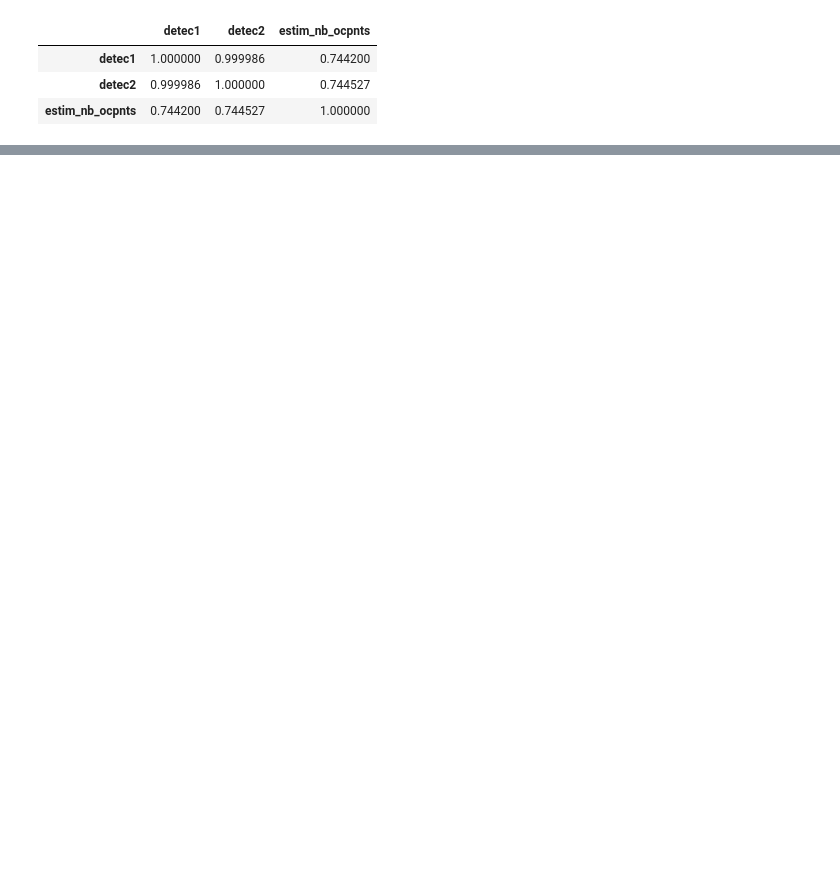
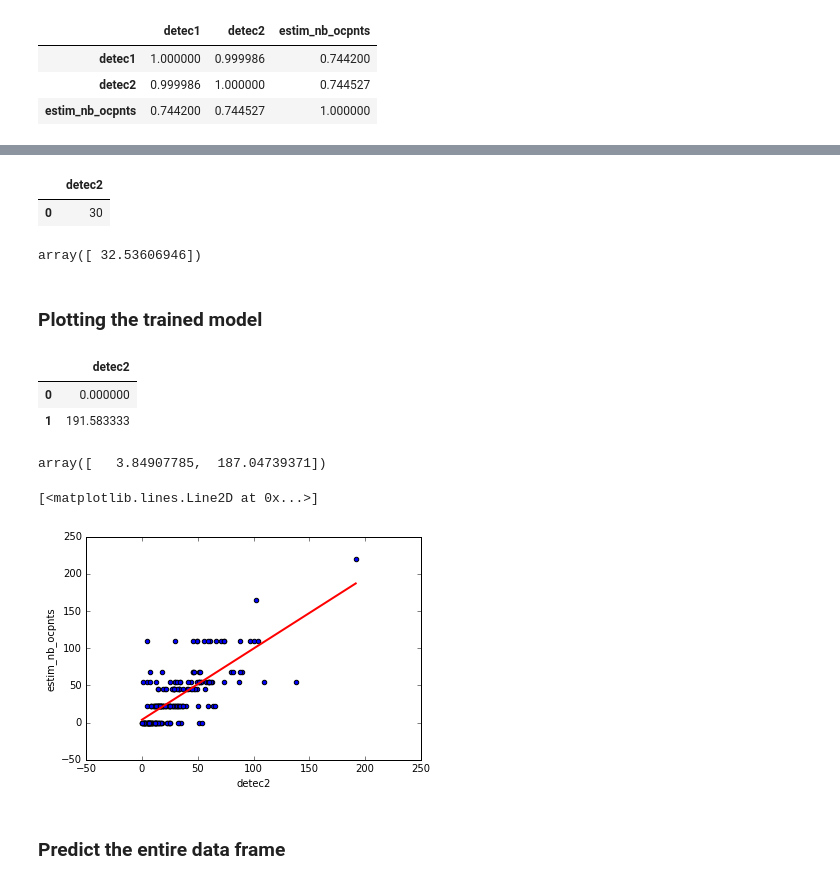
Before and after one commit to PaulineLc/OpenDoorData, a Jupyter notebook: application/data_analytics_ipynb/Data analytics notebook.ipynb, the cells around one changed output, grey strips where cells are left out. Saved outputs shown, nothing was run; the diff lists cells and outputs as text; code cells hidden in the pictures; blank space fills up the shorter version.

```diff
--- a/application/data_analytics_ipynb/Data analytics notebook.ipynb
+++ b/application/data_analytics_ipynb/Data analytics notebook.ipynb
@@ -318,0 +338,2 @@ df[['detec1', 'detec2', 'estim_nb_ocpnts']].corr()
+# %%
+lm = sm.ols(formula='estim_nb_ocpnts ~ detec2', data=df).fit()
@@ -318,0 +385,34 @@ df[['detec1', 'detec2', 'estim_nb_ocpnts']].corr()
+# %%
+X_new = pd.DataFrame({'detec2':[30]}) #taking the mean value (rounded to decimal)
+X_new.head()
+# %% [output]
+|  | detec2 |
+| 0 | 30 |
+# %%
+lm.predict(X_new)
+# %% [output]
+array([ 32.53606946])
+# %% [markdown]
+### Plotting the trained model
+# %%
+X_minmax = pd.DataFrame({'detec2': [df.detec2.min(), df.detec2.max()]})
+X_minmax.head()
+# %% [output]
+|  | detec2 |
+| 0 | 0.000000 |
+| 1 | 191.583333 |
+# %%
+#predict values based on the maximum and minimum value experienced.
+
+predictions = lm.predict(X_minmax)
+predictions
+# %% [output]
+array([   3.84907785,  187.04739371])
+# %%
+df.plot(kind='scatter', x='detec2', y='estim_nb_ocpnts')
+plt.plot(X_minmax, predictions, c='red', linewidth=2)
+# %% [output]
+[<matplotlib.lines.Line2D at 0x...>]
+[figure, added]
+# %% [markdown]
+### Predict the entire data frame
```
Also changed, not shown: parts of 13 cells of this notebook.
